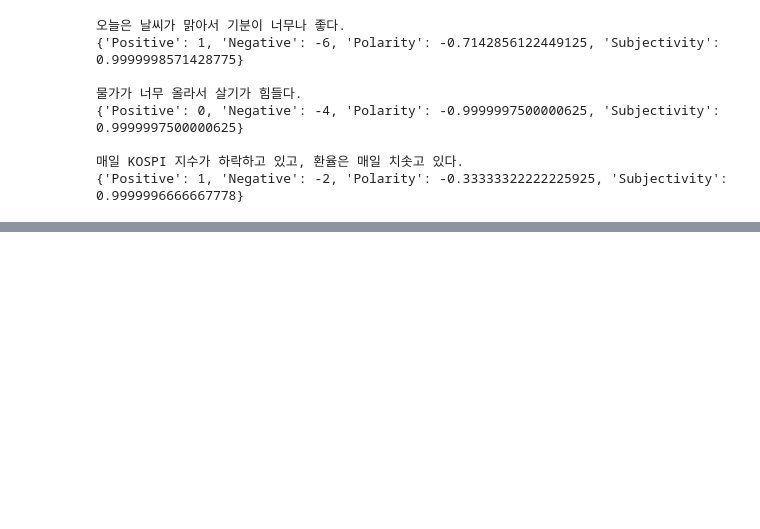
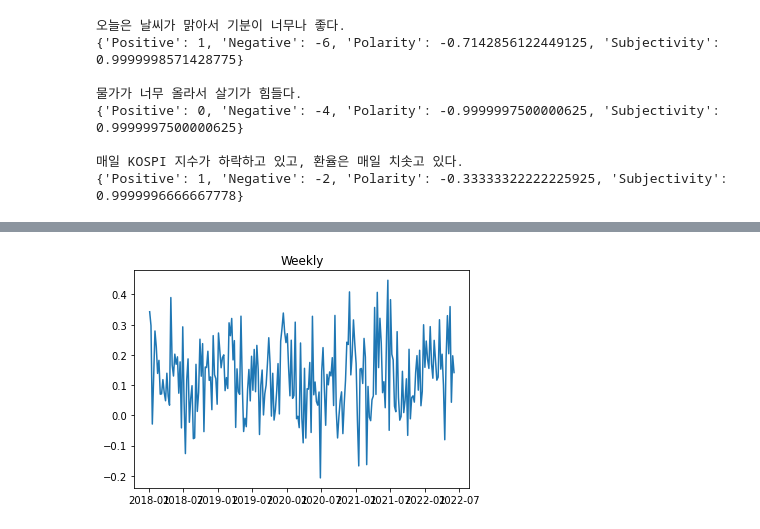
Before and after one commit to pyojungseon/TextDataLecture, a Jupyter notebook: 4. 텍스트 분석.ipynb, the cells around one changed output, grey strips where cells are left out. Drawn from its saved outputs; the diff is of its cells as text; code cells hidden in the pictures; blank space fills up the shorter version.

```diff
--- a/4. 텍스트 분석.ipynb
+++ b/4. 텍스트 분석.ipynb
@@ -375,0 +471,24 @@ for t in text:
+# %%
+# 어조를 분석할 감성분석기 초기화
+ksa = KSA()
+# %%
+# 긍정 단어 수
+lst_npos = []
+# 부정 단어 수
+lst_nneg = []
+# 어조지수
+lst_tone = []
+
+corpus = data["제목"].tolist()
+
+for i in notebook.tqdm(range(len(corpus)), desc="뉴스기사 제목 분석"):
+  title = str(corpus[i])
+  tokens = ksa.tokenize(title)
+  score = ksa.get_score(tokens)
+  lst_npos.append(score["Positive"])
+  lst_nneg.append(score["Negative"])
+  lst_tone.append(score["Polarity"])
+
+data["긍정"] = lst_npos
+data["부정"] = lst_nneg
+data["어조"] = lst_tone
@@ -375,0 +504,8 @@ for t in text:
+# %%
+# 일별 어조지수 계산
+daily_tone_index = data.groupby("날짜")["어조"].mean()
+# %%
+# 주별 어조지수
+weekly_tone_index = daily_tone_index.groupby(pd.Grouper(freq="W")).mean()
+# 월별 어조지수
+monthly_tone_index = daily_tone_index.groupby(pd.Grouper(freq="M")).mean()
@@ -375,0 +514,7 @@ for t in text:
+# %%
+# 주별 어조지수
+plt.plot(weekly_tone_index)
+plt.title("Weekly")
+plt.show()
+# %% [output]
+[figure, added]
```
Also changed, not shown: parts of 31 cells of this notebook, 4 other files.
